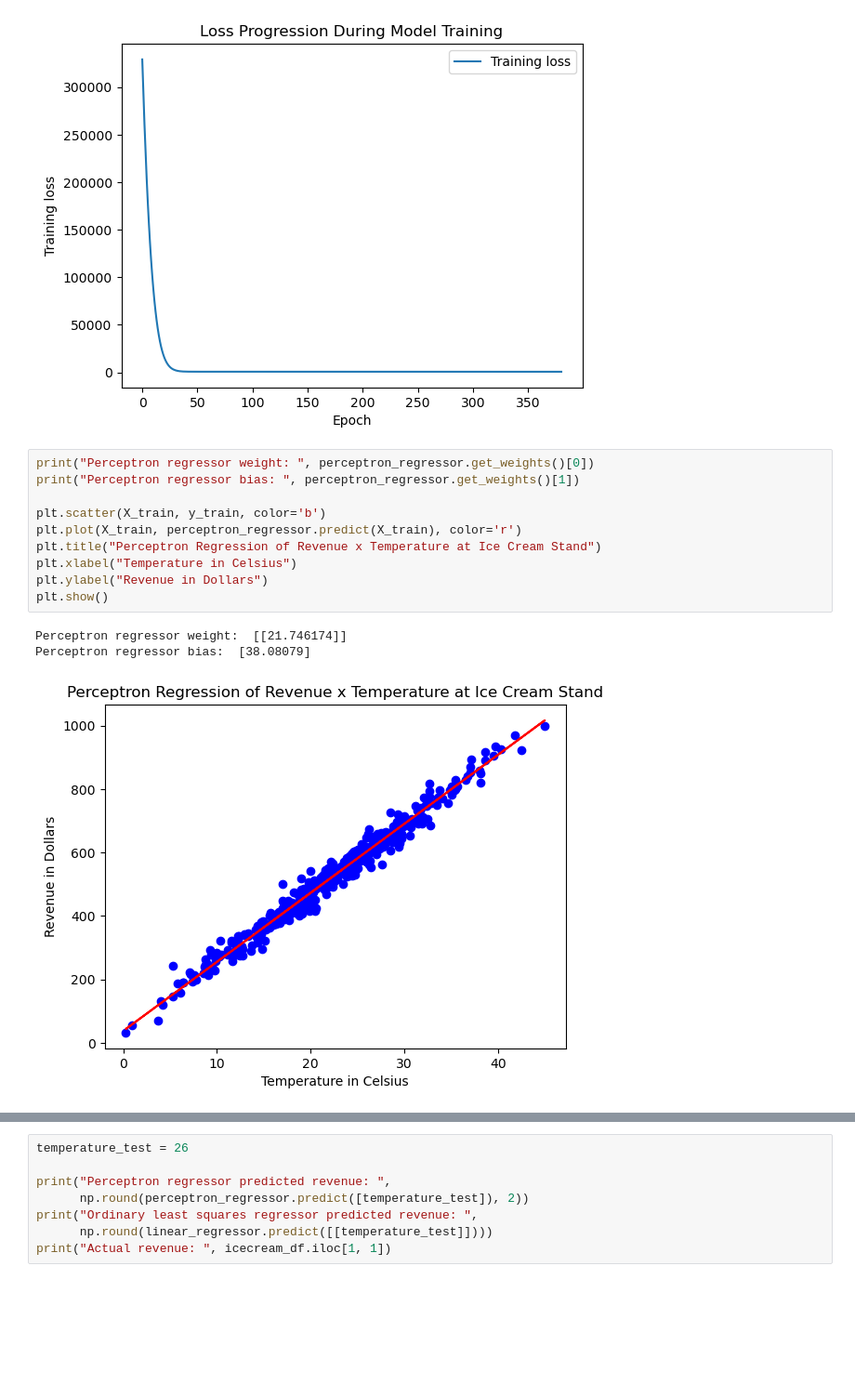
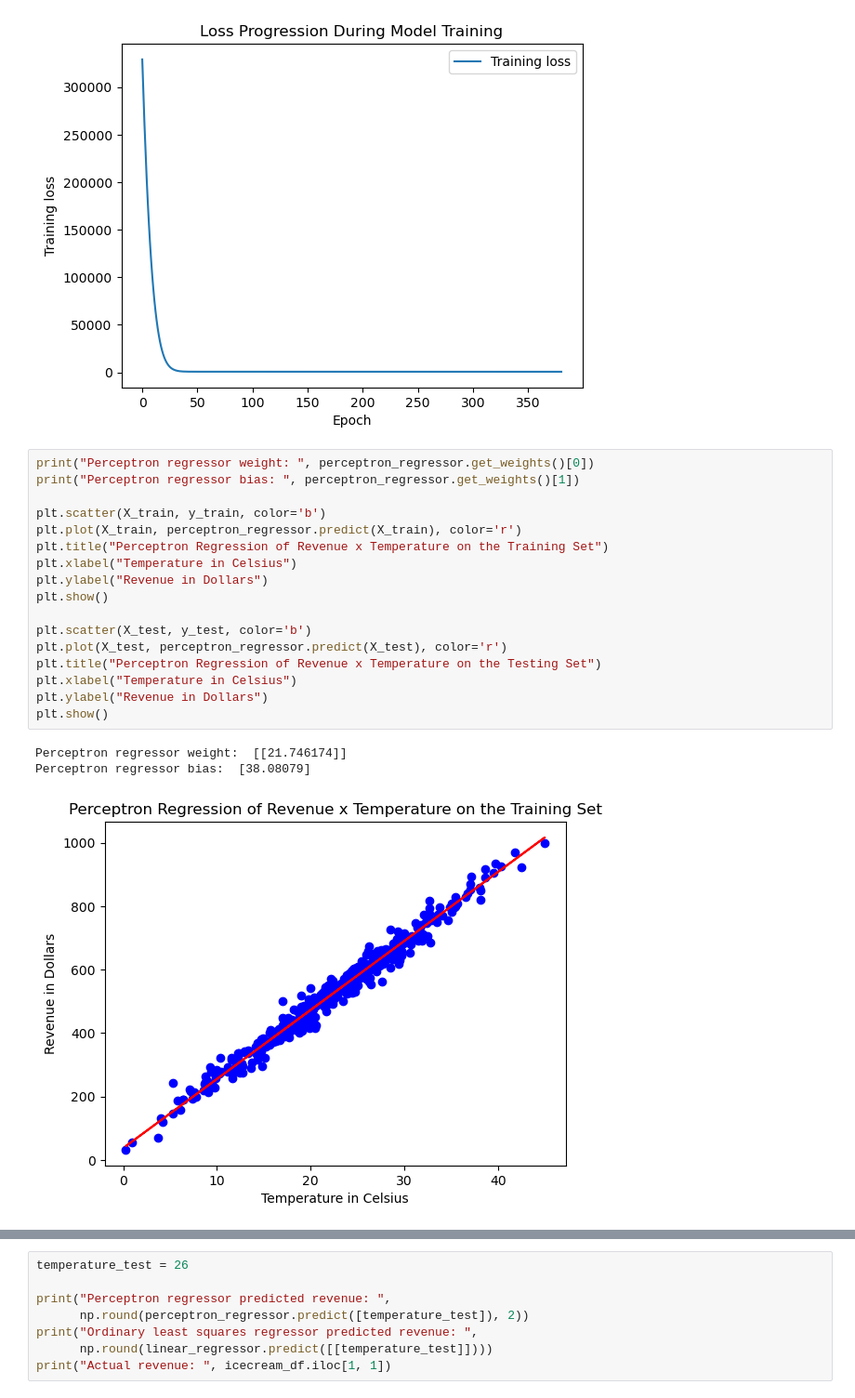
Before and after one commit to guilhermedom/perceptron-regression-ice-cream-per-temp, a Jupyter notebook: notebooks/1.0-gdfs-perceptron-regression-ice-cream-per-temp.ipynb, the cells around one changed output, grey strips where cells are left out. Shown at 93% size. Drawn from its saved outputs; the diff is of its cells as text; blank space fills up the shorter version.

Commit message:
feat: add plot for regressions on the testing set

```diff
--- a/notebooks/1.0-gdfs-perceptron-regression-ice-cream-per-temp.ipynb
+++ b/notebooks/1.0-gdfs-perceptron-regression-ice-cream-per-temp.ipynb
@@ -111,14 +111,21 @@ plt.show()
 # %%
 print("Perceptron regressor weight: ", perceptron_regressor.get_weights()[0])
 print("Perceptron regressor bias: ", perceptron_regressor.get_weights()[1])
 
 plt.scatter(X_train, y_train, color='b')
 plt.plot(X_train, perceptron_regressor.predict(X_train), color='r')
-plt.title("Perceptron Regression of Revenue x Temperature at Ice Cream Stand")
+plt.title("Perceptron Regression of Revenue x Temperature on the Training Set")
 plt.xlabel("Temperature in Celsius")
 plt.ylabel("Revenue in Dollars")
 plt.show()
+
+plt.scatter(X_test, y_test, color='b')
+plt.plot(X_test, perceptron_regressor.predict(X_test), color='r')
+plt.title("Perceptron Regression of Revenue x Temperature on the Testing Set")
+plt.xlabel("Temperature in Celsius")
+plt.ylabel("Revenue in Dollars")
+plt.show()
 # %% [output]
 Perceptron regressor weight:  [[21.746174]]
 Perceptron regressor bias:  [38.08079]
-[figure, old version]
+[figure, new version]
```
Also changed, not shown: parts of 2 cells of this notebook.
